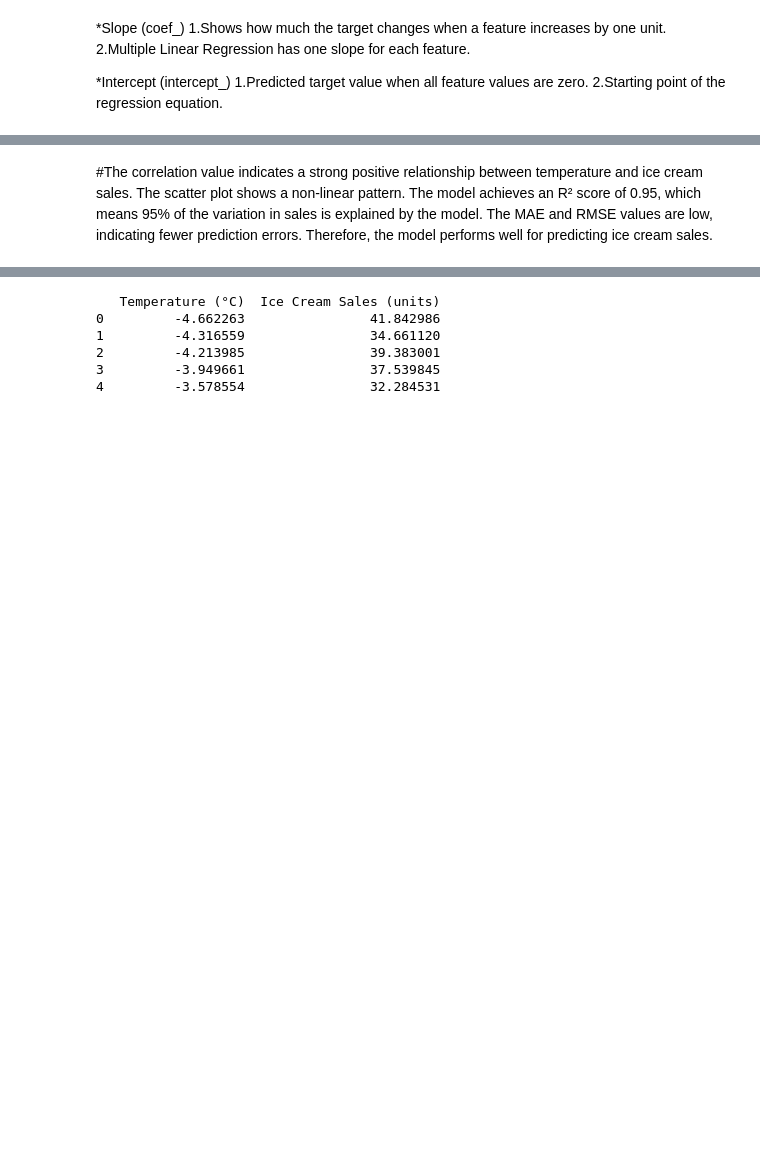
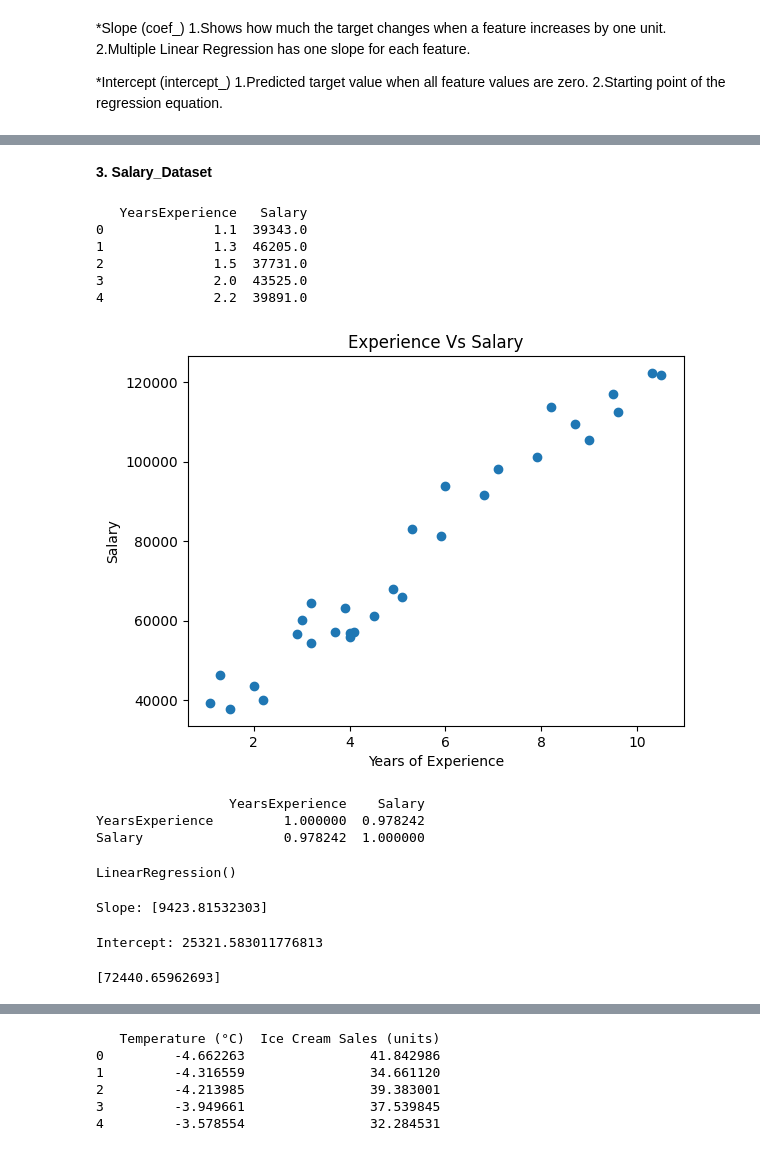
Before and after one commit to Aishu902-crypto/Machine-Learning, a Jupyter notebook: linear regression/data.ipynb, the cells around one changed output, grey strips where cells are left out. Cells and saved outputs as stored; diff of their text form; code cells hidden in the pictures; blank space fills up the shorter version.

```diff
--- a/linear regression/data.ipynb
+++ b/linear regression/data.ipynb
@@ -278,2 +205,2 @@ RMSE = 24.914944116873304
-# %% [markdown]
-#The correlation value indicates a strong positive relationship between temperature and ice cream sales. The scatter plot shows a non-linear pattern. The model achieves an R² score of 0.95, which means 95% of the variation in sales is explained by the model. The MAE and RMSE values are low, indicating fewer prediction errors. Therefore, the model performs well for predicting ice cream sales.
+# %% [markdown]
+**3. Salary_Dataset**
@@ -279,0 +215,27 @@ RMSE = 24.914944116873304
+# %%
+df = pd.read_csv("Salary_Data.csv")
+# %%
+print(df.head())
+# %% [output]
+   YearsExperience   Salary
+0              1.1  39343.0
+1              1.3  46205.0
+2              1.5  37731.0
+3              2.0  43525.0
+4              2.2  39891.0
+# %%
+plt.scatter(df['YearsExperience'], df['Salary'])
+
+plt.xlabel("Years of Experience")
+plt.ylabel("Salary")
+plt.title("Experience Vs Salary")
+
+plt.show()
+# %% [output]
+[figure, added]
+# %%
+print(df.corr())
+# %% [output]
+                 YearsExperience    Salary
+YearsExperience         1.000000  0.978242
+Salary                  0.978242  1.000000
@@ -279,0 +252,18 @@ RMSE = 24.914944116873304
+# %%
+model.fit(X_train, y_train)
+# %% [output]
+LinearRegression()
+# %%
+print("Slope:", model.coef_)
+# %% [output]
+Slope: [9423.81532303]
+# %%
+print("Intercept:", model.intercept_)
+# %% [output]
+Intercept: 25321.583011776813
+# %%
+prediction = model.predict([[5]])
+
+print(prediction)
+# %% [output]
+[72440.65962693]
```
Also changed, not shown: parts of 48 cells of this notebook, 2 other files.
